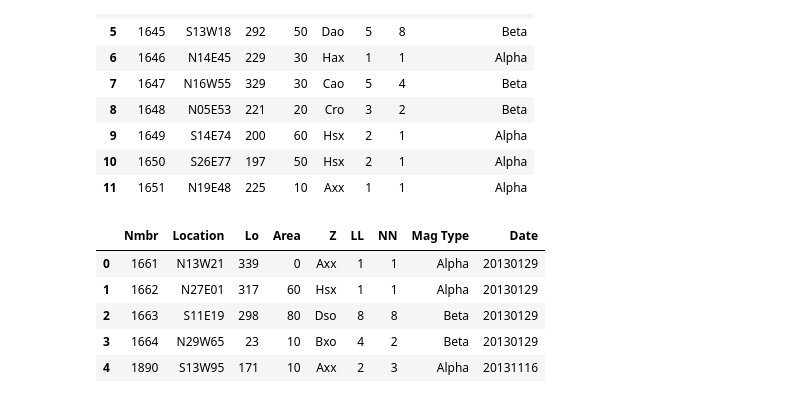
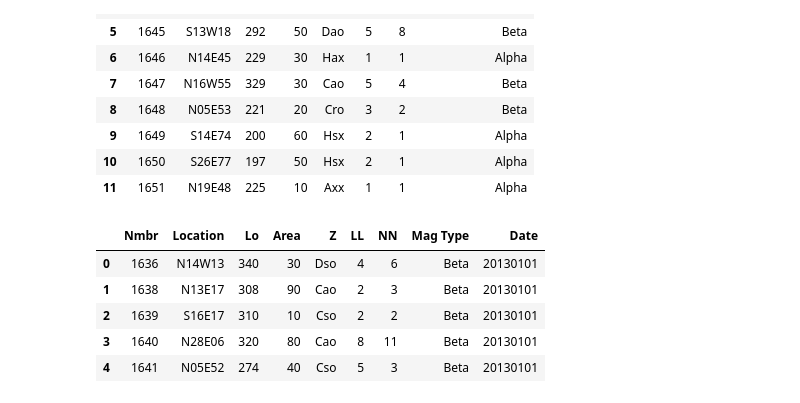
Before and after one commit to Nschanche/Flare_peaks, a Jupyter notebook: flare_project.ipynb, the cells around one changed output. Drawn from its saved outputs; the diff is of its cells as text; code cells hidden in the pictures.

```diff
--- a/flare_project.ipynb
+++ b/flare_project.ipynb
@@ -335,28 +336,28 @@ pd.read_csv(StringIO(parse_sunspot(sunspot_test)))
 # %%
 # We proceed to read in all SWPC sunspot data for the year 2013 into a dataframe.
 
 SUNSPOT_URL = "http://www.swpc.noaa.gov/ftpdir/warehouse/2013/2013_SRS.tar.gz"
 strio = StringIO(requests.get(SUNSPOT_URL).content)
 tarred = tarfile.open("r:gz", fileobj=strio)
 
 sunspot_by_day = []
 for tarinfo in tarred:
     if not tarinfo.isdir():
         extracted = tarred.extractfile(tarinfo).read()
         day = re.match(r"SRS/(\d+)SRS.txt", tarinfo.name).group(1)
         df = pd.read_csv(StringIO(parse_sunspot(extracted)))
         df["Date"] = [day] * len(df)
         sunspot_by_day.append(df)
 
 # Form a single dataframe.
 sunspot = pd.concat(sunspot_by_day)
-sunspot.sort(["Date", "Nmbr"], ascending=[1, 1])
+sunspot.sort(["Date", "Nmbr"], ascending=[1, 1], inplace=True)
 sunspot.reset_index(drop=True, inplace=True)
 sunspot.head()
 # %% [output]
 |  | Nmbr | Location | Lo | Area | Z | LL | NN | Mag Type | Date |
-| 0 | 1661 | N13W21 | 339 | 0 | Axx | 1 | 1 | Alpha | 20130129 |
-| 1 | 1662 | N27E01 | 317 | 60 | Hsx | 1 | 1 | Alpha | 20130129 |
-| 2 | 1663 | S11E19 | 298 | 80 | Dso | 8 | 8 | Beta | 20130129 |
-| 3 | 1664 | N29W65 | 23 | 10 | Bxo | 4 | 2 | Beta | 20130129 |
-| 4 | 1890 | S13W95 | 171 | 10 | Axx | 2 | 3 | Alpha | 20131116 |
+| 0 | 1636 | N14W13 | 340 | 30 | Dso | 4 | 6 | Beta | 20130101 |
+| 1 | 1638 | N13E17 | 308 | 90 | Cao | 2 | 3 | Beta | 20130101 |
+| 2 | 1639 | S16E17 | 310 | 10 | Cso | 2 | 2 | Beta | 20130101 |
+| 3 | 1640 | N28E06 | 320 | 80 | Cao | 8 | 11 | Beta | 20130101 |
+| 4 | 1641 | N05E52 | 274 | 40 | Cso | 5 | 3 | Beta | 20130101 |
```
Also changed, not shown: parts of 1 cell of this notebook.
